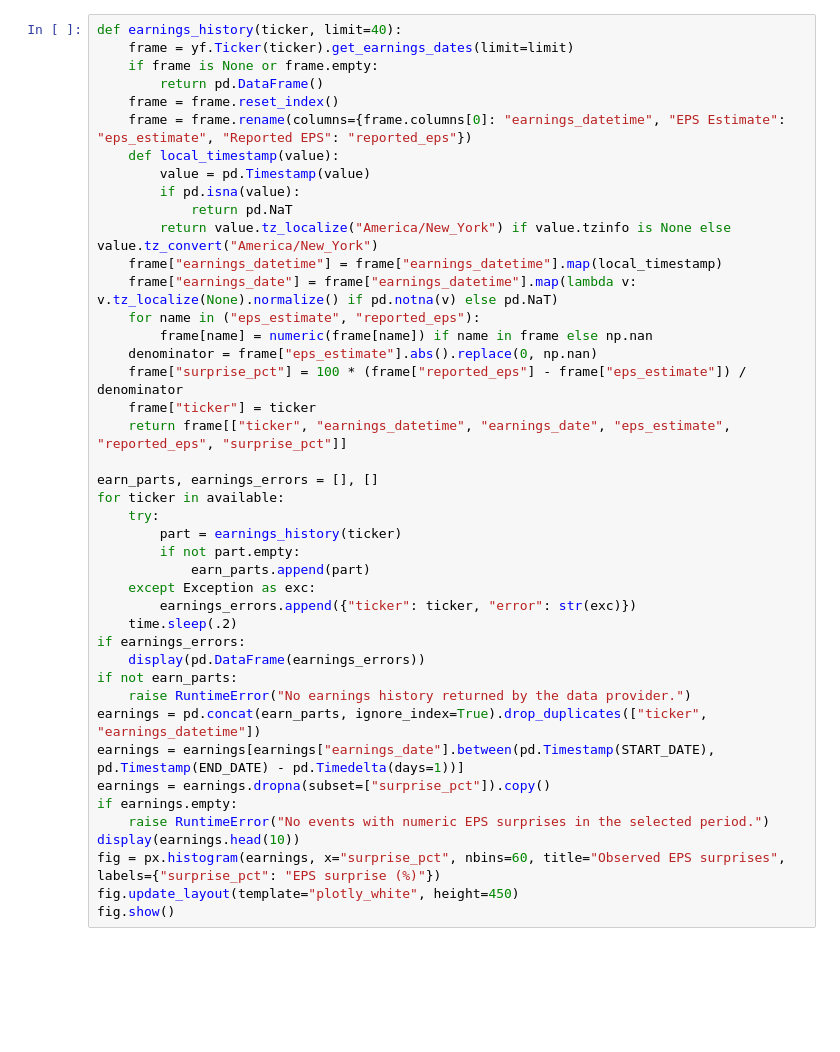
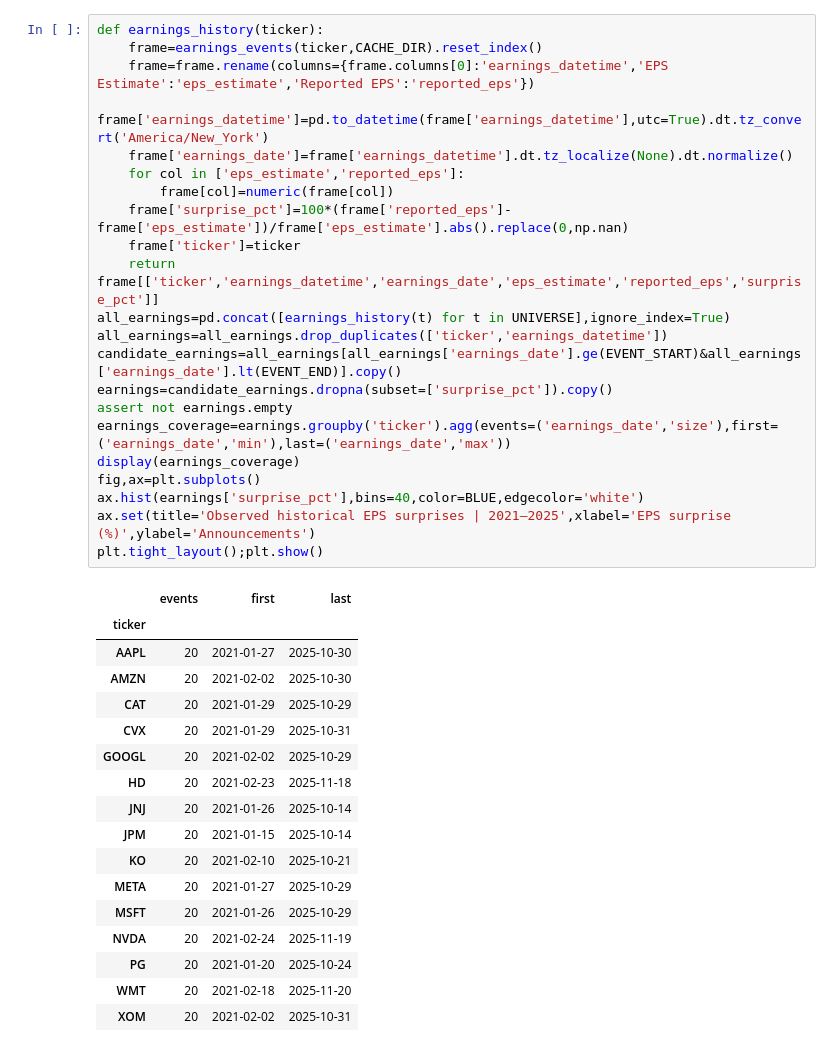
Before and after one commit to miguelpozosilva236-commits/financial-statement-quality-earnings-surprise, a Jupyter notebook: notebooks/Financial_Statement_Quality_Earnings_Surprise_Model.ipynb, the cells around one changed output. Saved outputs shown, nothing was run; the diff lists cells and outputs as text; blank space fills up the shorter version.

```diff
--- a/notebooks/Financial_Statement_Quality_Earnings_Surprise_Model.ipynb
+++ b/notebooks/Financial_Statement_Quality_Earnings_Surprise_Model.ipynb
@@ -342,43 +316,40 @@ EPS surprise is computed as `100 × (reported EPS − estimated EPS) / abs(estim
 # %%
-def earnings_history(ticker, limit=40):
-    frame = yf.Ticker(ticker).get_earnings_dates(limit=limit)
-    if frame is None or frame.empty:
-        return pd.DataFrame()
-    frame = frame.reset_index()
-    frame = frame.rename(columns={frame.columns[0]: "earnings_datetime", "EPS Estimate": "eps_estimate", "Reported EPS": "reported_eps"})
-    def local_timestamp(value):
-        value = pd.Timestamp(value)
-        if pd.isna(value):
-            return pd.NaT
-        return value.tz_localize("America/New_York") if value.tzinfo is None else value.tz_convert("America/New_York")
-    frame["earnings_datetime"] = frame["earnings_datetime"].map(local_timestamp)
-    frame["earnings_date"] = frame["earnings_datetime"].map(lambda v: v.tz_localize(None).normalize() if pd.notna(v) else pd.NaT)
-    for name in ("eps_estimate", "reported_eps"):
-        frame[name] = numeric(frame[name]) if name in frame else np.nan
-    denominator = frame["eps_estimate"].abs().replace(0, np.nan)
-    frame["surprise_pct"] = 100 * (frame["reported_eps"] - frame["eps_estimate"]) / denominator
-    frame["ticker"] = ticker
-    return frame[["ticker", "earnings_datetime", "earnings_date", "eps_estimate", "reported_eps", "surprise_pct"]]
-
-earn_parts, earnings_errors = [], []
-for ticker in available:
-    try:
-        part = earnings_history(ticker)
-        if not part.empty:
-            earn_parts.append(part)
-    except Exception as exc:
-        earnings_errors.append({"ticker": ticker, "error": str(exc)})
-    time.sleep(.2)
-if earnings_errors:
-    display(pd.DataFrame(earnings_errors))
-if not earn_parts:
-    raise RuntimeError("No earnings history returned by the data provider.")
-earnings = pd.concat(earn_parts, ignore_index=True).drop_duplicates(["ticker", "earnings_datetime"])
-earnings = earnings[earnings["earnings_date"].between(pd.Timestamp(START_DATE), pd.Timestamp(END_DATE) - pd.Timedelta(days=1))]
-earnings = earnings.dropna(subset=["surprise_pct"]).copy()
-if earnings.empty:
-    raise RuntimeError("No events with numeric EPS surprises in the selected period.")
-display(earnings.head(10))
-fig = px.histogram(earnings, x="surprise_pct", nbins=60, title="Observed EPS surprises", labels={"surprise_pct": "EPS surprise (%)"})
-fig.update_layout(template="plotly_white", height=450)
-fig.show()
+def earnings_history(ticker):
+    frame=earnings_events(ticker,CACHE_DIR).reset_index()
+    frame=frame.rename(columns={frame.columns[0]:'earnings_datetime','EPS Estimate':'eps_estimate','Reported EPS':'reported_eps'})
+    frame['earnings_datetime']=pd.to_datetime(frame['earnings_datetime'],utc=True).dt.tz_convert('America/New_York')
+    frame['earnings_date']=frame['earnings_datetime'].dt.tz_localize(None).dt.normalize()
+    for col in ['eps_estimate','reported_eps']:
+        frame[col]=numeric(frame[col])
+    frame['surprise_pct']=100*(frame['reported_eps']-frame['eps_estimate'])/frame['eps_estimate'].abs().replace(0,np.nan)
+    frame['ticker']=ticker
+    return frame[['ticker','earnings_datetime','earnings_date','eps_estimate','reported_eps','surprise_pct']]
+all_earnings=pd.concat([earnings_history(t) for t in UNIVERSE],ignore_index=True)
+all_earnings=all_earnings.drop_duplicates(['ticker','earnings_datetime'])
+candidate_earnings=all_earnings[all_earnings['earnings_date'].ge(EVENT_START)&all_earnings['earnings_date'].lt(EVENT_END)].copy()
+earnings=candidate_earnings.dropna(subset=['surprise_pct']).copy()
+assert not earnings.empty
+earnings_coverage=earnings.groupby('ticker').agg(events=('earnings_date','size'),first=('earnings_date','min'),last=('earnings_date','max'))
+display(earnings_coverage)
+fig,ax=plt.subplots()
+ax.hist(earnings['surprise_pct'],bins=40,color=BLUE,edgecolor='white')
+ax.set(title='Observed historical EPS surprises | 2021–2025',xlabel='EPS surprise (%)',ylabel='Announcements')
+plt.tight_layout();plt.show()
+# %% [output]
+|  | events | first | last |
+| ticker |  |  |  |
+| AAPL | 20 | 2021-01-27 | 2025-10-30 |
+| AMZN | 20 | 2021-02-02 | 2025-10-30 |
+| CAT | 20 | 2021-01-29 | 2025-10-29 |
+| CVX | 20 | 2021-01-29 | 2025-10-31 |
+| GOOGL | 20 | 2021-02-02 | 2025-10-29 |
+| HD | 20 | 2021-02-23 | 2025-11-18 |
+| JNJ | 20 | 2021-01-26 | 2025-10-14 |
+| JPM | 20 | 2021-01-15 | 2025-10-14 |
+| KO | 20 | 2021-02-10 | 2025-10-21 |
+| META | 20 | 2021-01-27 | 2025-10-29 |
+| MSFT | 20 | 2021-01-26 | 2025-10-29 |
+| NVDA | 20 | 2021-02-24 | 2025-11-19 |
+| PG | 20 | 2021-01-20 | 2025-10-24 |
+| WMT | 20 | 2021-02-18 | 2025-11-20 |
+| XOM | 20 | 2021-02-02 | 2025-10-31 |
```
Also changed, not shown: parts of 33 cells of this notebook, 29 other files.
